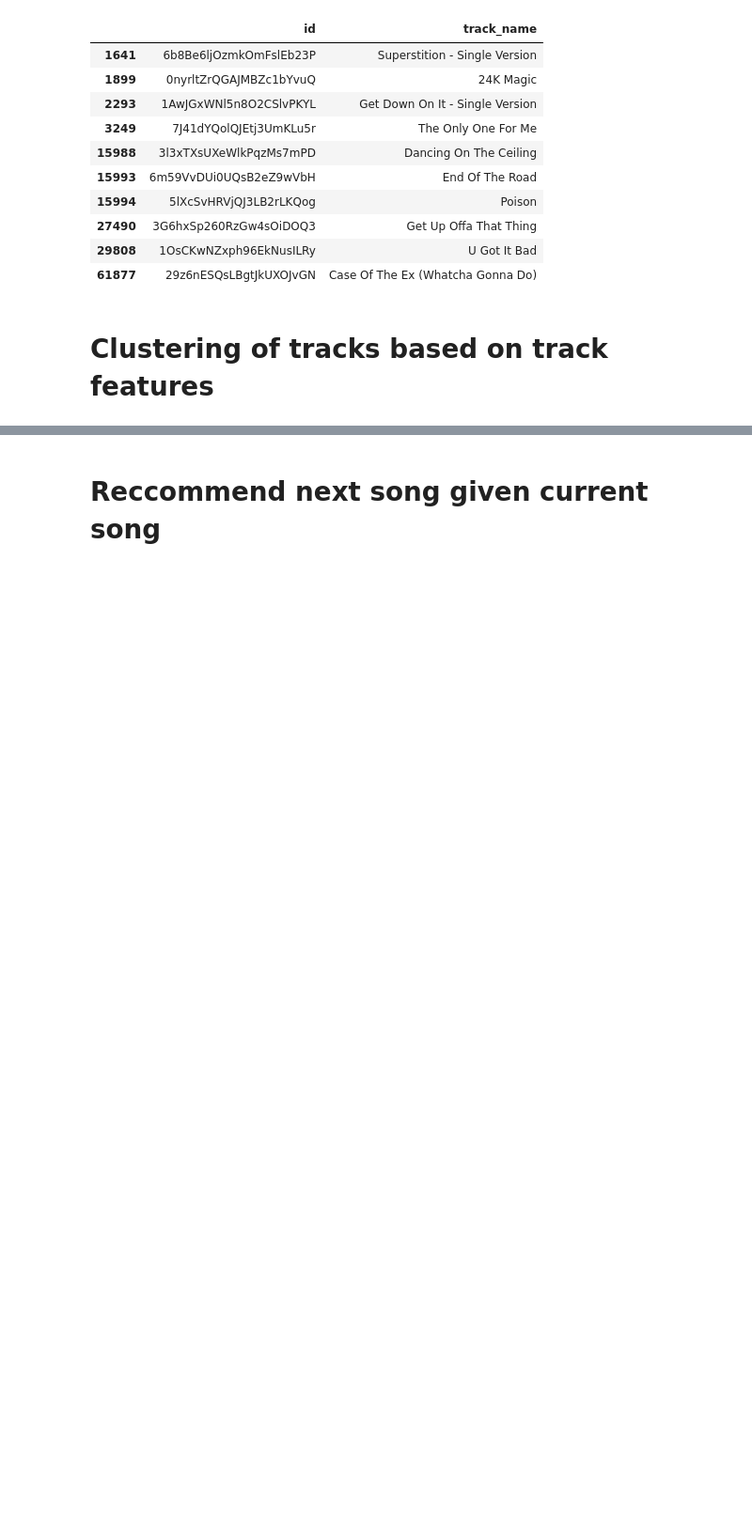
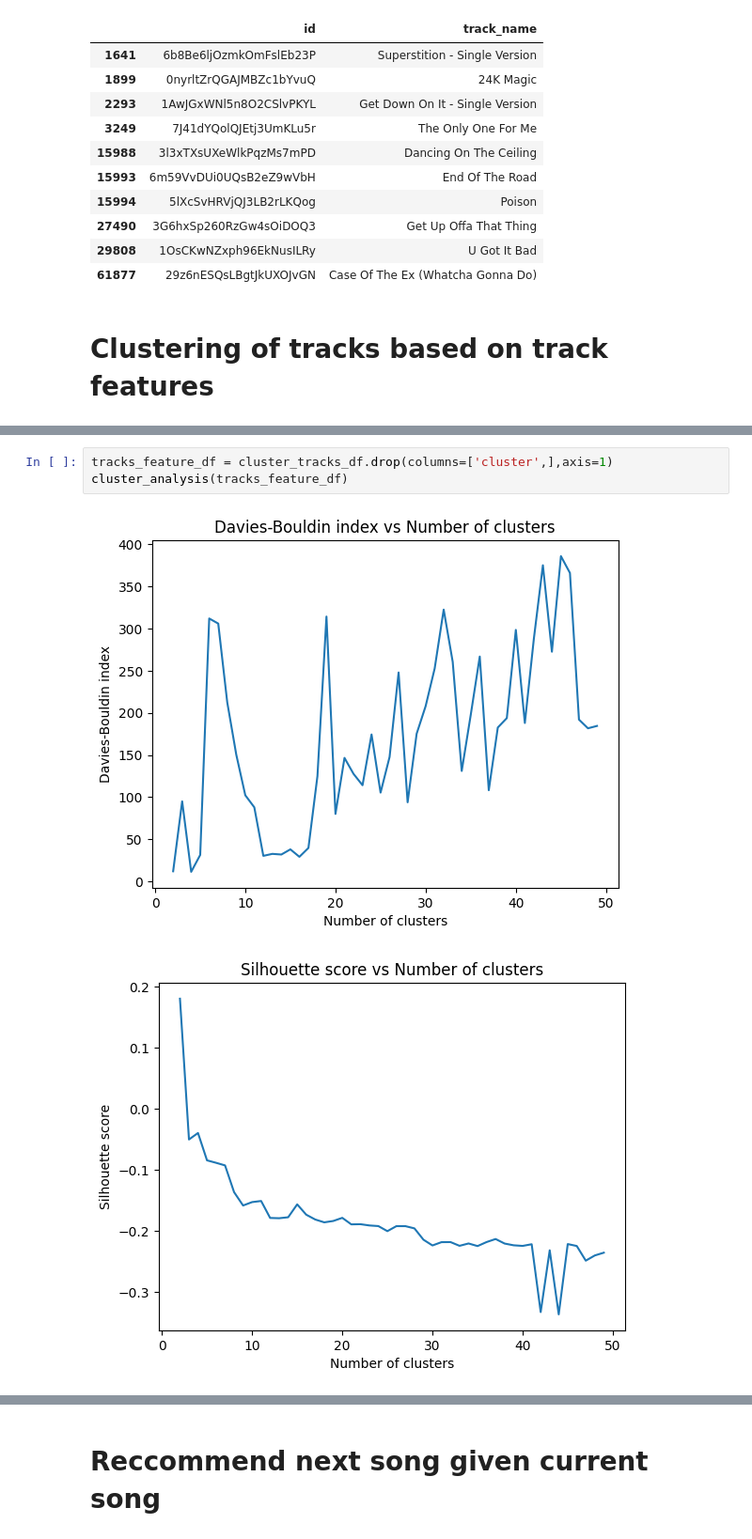
Before and after one commit to ersimpson/ece143final, a Jupyter notebook: src/recommend_track.ipynb, the cells around one changed output, grey strips where cells are left out. Shown: that part at 94% size. Cells and saved outputs as stored; diff of their text form; blank space fills up the shorter version.

Commit message:
cluster analysis

```diff
--- a/src/recommend_track.ipynb
+++ b/src/recommend_track.ipynb
@@ -76,3 +77,9 @@ cluster_tracks_df.head(10)
 | 7 | 0.666 | 0.6170 | -10.851 | 0.0628 | 0.565 | 0.000000 | 0.0498 | 0.764 | ... |
 | 8 | 0.702 | 0.5600 | -12.323 | 0.0342 | 0.571 | 0.000000 | 0.1090 | 0.889 | ... |
 | 9 | 0.717 | 0.8040 | -7.563 | 0.0342 | 0.664 | 0.000010 | 0.3490 | 0.488 | ... |
+# %%
+tracks_feature_df = cluster_tracks_df.drop(columns=['cluster',],axis=1)
+cluster_analysis(tracks_feature_df)
+# %% [output]
+[figure, added]
+[figure, added]
```
Also changed, not shown: parts of 6 cells of this notebook, 1 other file.
